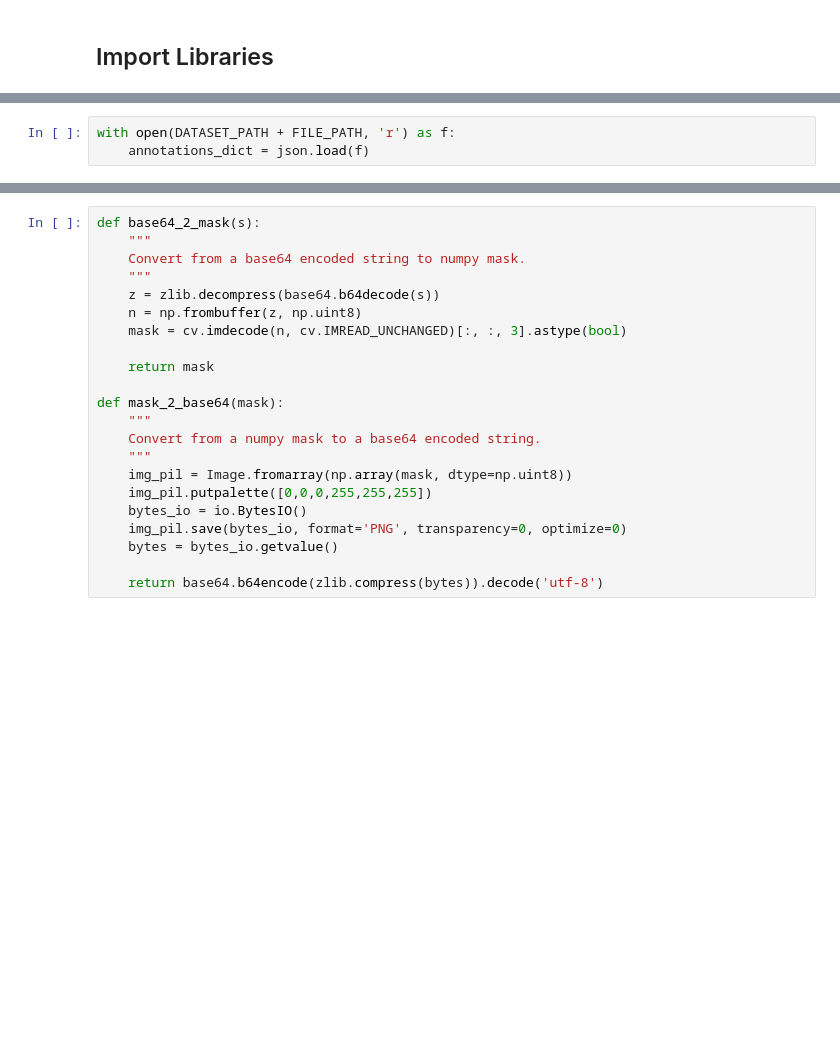
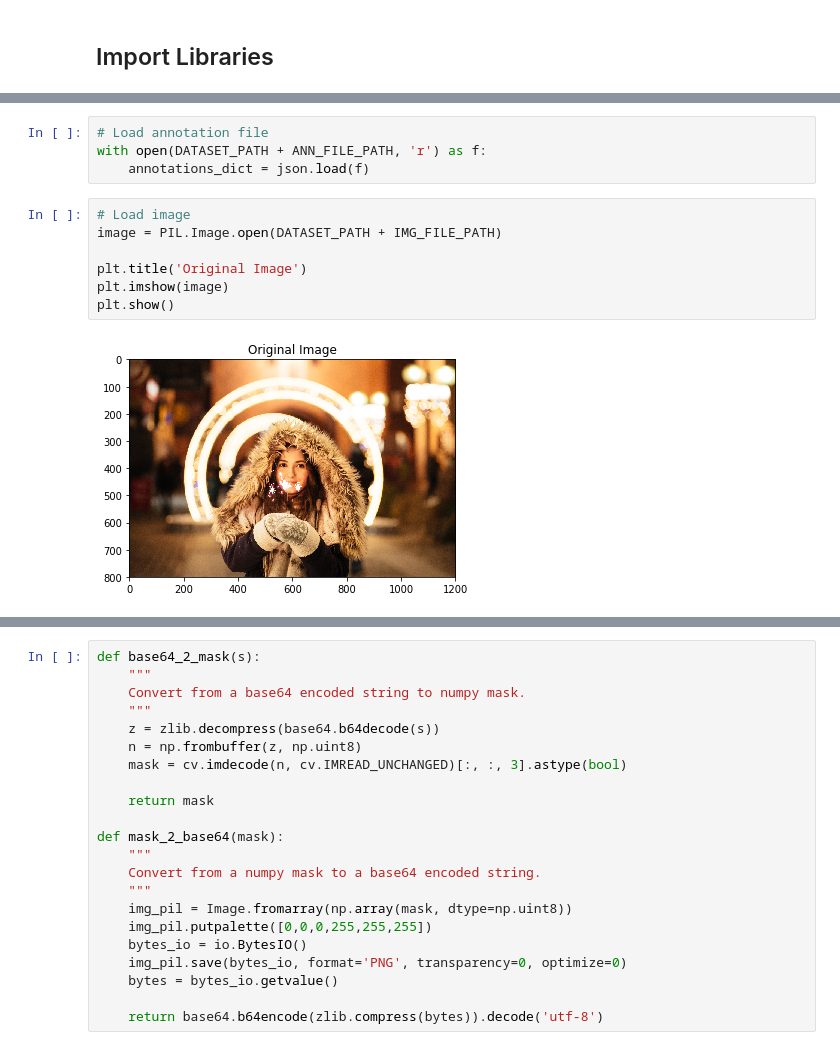
Before and after one commit to adamtupper/pedestrian-proximity-detector, a Jupyter notebook: dataset-tools/get_supervisely_bounding_boxes.ipynb, the cells around one changed output, grey strips where cells are left out. Cells and saved outputs as stored; diff of their text form; blank space fills up the shorter version.

```diff
--- a/dataset-tools/get_supervisely_bounding_boxes.ipynb
+++ b/dataset-tools/get_supervisely_bounding_boxes.ipynb
@@ -39,3 +60,13 @@ FILE_PATH = 'ds2/ann/pexels-photo-273037.json' # Path from the dataset root to t
 # %%
-with open(DATASET_PATH + FILE_PATH, 'r') as f:
+# Load annotation file
+with open(DATASET_PATH + ANN_FILE_PATH, 'r') as f:
     annotations_dict = json.load(f)
+# %%
+# Load image
+image = PIL.Image.open(DATASET_PATH + IMG_FILE_PATH)
+
+plt.title('Original Image')
+plt.imshow(image)
+plt.show()
+# %% [output]
+[figure, added]
```
Also changed, not shown: parts of 22 cells of this notebook.
